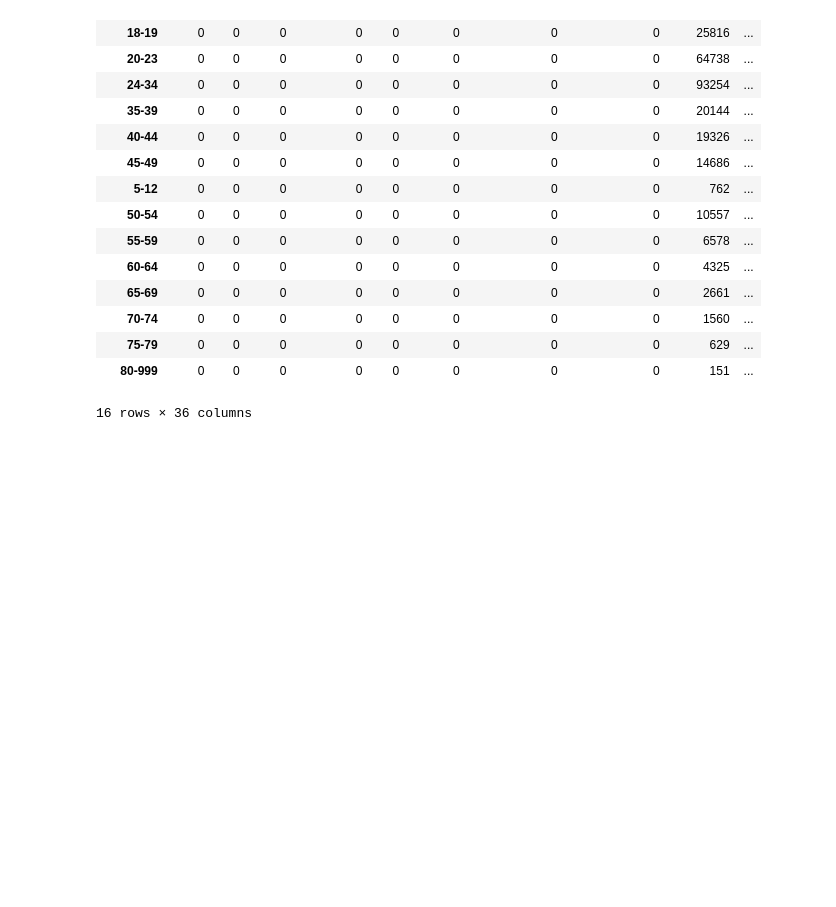
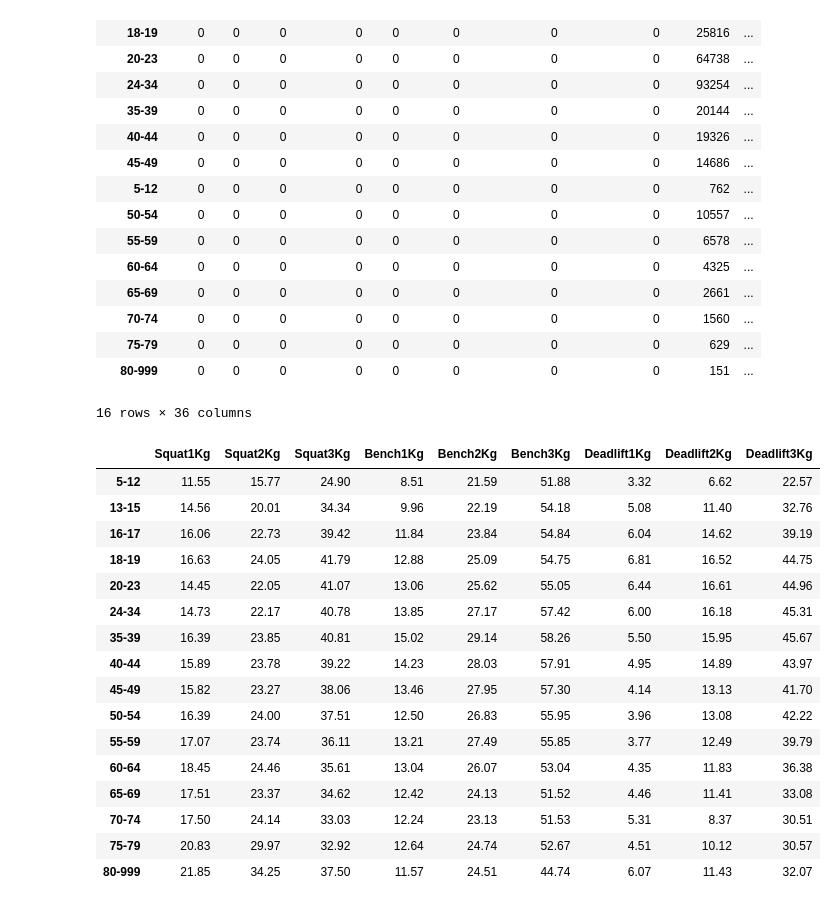
Before and after one commit to TBSDA/Data_Visualization, a Jupyter notebook: Powerlifting/Open_Powerlifting_Data_Visualization.ipynb, the cells around one changed output. Cells and saved outputs as stored; diff of their text form; code cells hidden in the pictures; blank space fills up the shorter version.

```diff
--- a/Powerlifting/Open_Powerlifting_Data_Visualization.ipynb
+++ b/Powerlifting/Open_Powerlifting_Data_Visualization.ipynb
@@ -1519,7 +1517,7 @@ counted_failures[three_lifts]/counted_attempts[three_lifts]
 | 75-79 | 0.208267 | 0.299669 | 0.329204 | 0.126354 | 0.247400 | 0.526656 | 0.045103 | 0.101215 | 0.305723 |
 | 80-999 | 0.218543 | 0.342466 | 0.375000 | 0.115663 | 0.245146 | 0.447368 | 0.060748 | 0.114286 | 0.320652 |
 # %%
-ageclass_failures, ageclass_attempts = get_fails_attempts_for_ageclass(df, three_lifts)
+ageclass_failures, ageclass_attempts = get_fail_attempts_for_ageclass(df, three_lifts)
 # %%
 ageclass_failures
 # %% [output]
@@ -1577,0 +1575,20 @@ def get_failure_stats_for_ageclass(counted_failures, counted_attempts, lifts):
+# %%
+fail_ageclass_df
+# %% [output]
+|  | Squat1Kg | Squat2Kg | Squat3Kg | Bench1Kg | Bench2Kg | Bench3Kg | Deadlift1Kg | Deadlift2Kg | Deadlift3Kg |
+| 5-12 | 11.55 | 15.77 | 24.90 | 8.51 | 21.59 | 51.88 | 3.32 | 6.62 | 22.57 |
+| 13-15 | 14.56 | 20.01 | 34.34 | 9.96 | 22.19 | 54.18 | 5.08 | 11.40 | 32.76 |
+| 16-17 | 16.06 | 22.73 | 39.42 | 11.84 | 23.84 | 54.84 | 6.04 | 14.62 | 39.19 |
+| 18-19 | 16.63 | 24.05 | 41.79 | 12.88 | 25.09 | 54.75 | 6.81 | 16.52 | 44.75 |
+| 20-23 | 14.45 | 22.05 | 41.07 | 13.06 | 25.62 | 55.05 | 6.44 | 16.61 | 44.96 |
+| 24-34 | 14.73 | 22.17 | 40.78 | 13.85 | 27.17 | 57.42 | 6.00 | 16.18 | 45.31 |
+| 35-39 | 16.39 | 23.85 | 40.81 | 15.02 | 29.14 | 58.26 | 5.50 | 15.95 | 45.67 |
+| 40-44 | 15.89 | 23.78 | 39.22 | 14.23 | 28.03 | 57.91 | 4.95 | 14.89 | 43.97 |
+| 45-49 | 15.82 | 23.27 | 38.06 | 13.46 | 27.95 | 57.30 | 4.14 | 13.13 | 41.70 |
+| 50-54 | 16.39 | 24.00 | 37.51 | 12.50 | 26.83 | 55.95 | 3.96 | 13.08 | 42.22 |
+| 55-59 | 17.07 | 23.74 | 36.11 | 13.21 | 27.49 | 55.85 | 3.77 | 12.49 | 39.79 |
+| 60-64 | 18.45 | 24.46 | 35.61 | 13.04 | 26.07 | 53.04 | 4.35 | 11.83 | 36.38 |
+| 65-69 | 17.51 | 23.37 | 34.62 | 12.42 | 24.13 | 51.52 | 4.46 | 11.41 | 33.08 |
+| 70-74 | 17.50 | 24.14 | 33.03 | 12.24 | 23.13 | 51.53 | 5.31 | 8.37 | 30.51 |
+| 75-79 | 20.83 | 29.97 | 32.92 | 12.64 | 24.74 | 52.67 | 4.51 | 10.12 | 30.57 |
+| 80-999 | 21.85 | 34.25 | 37.50 | 11.57 | 24.51 | 44.74 | 6.07 | 11.43 | 32.07 |
```
Also changed, not shown: parts of 22 cells of this notebook.
